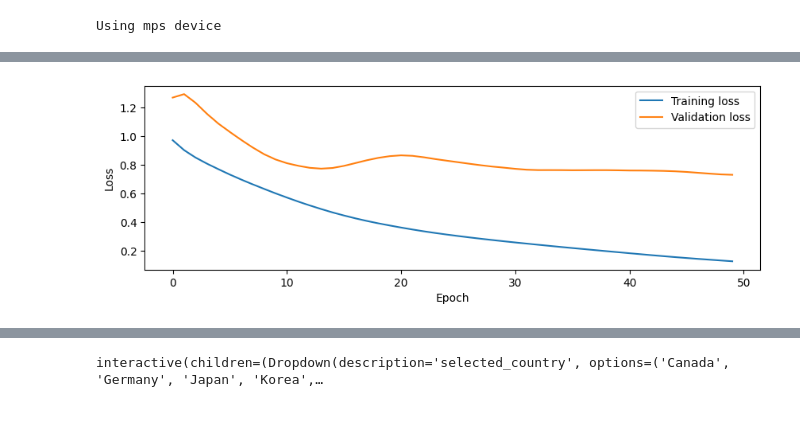
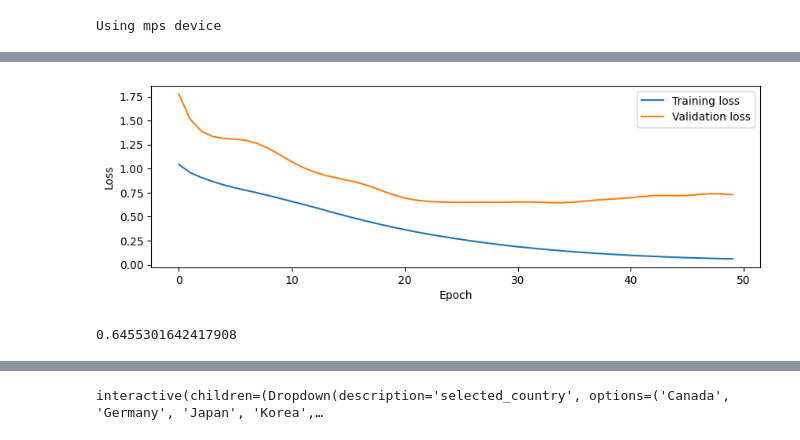
Before and after one commit to theS3b/Smoothing-Techniques-for-Predicting-High-Frequency-Time-Series, a Jupyter notebook: Simple NN Predictions with Past GT Bootstraped PCA.ipynb, the cells around one changed output, grey strips where cells are left out. Saved outputs shown, nothing was run; the diff lists cells and outputs as text; code cells hidden in the pictures.

```diff
--- a/Simple NN Predictions with Past GT Bootstraped PCA.ipynb
+++ b/Simple NN Predictions with Past GT Bootstraped PCA.ipynb
@@ -48,8 +48,12 @@ processed_gts = all_gts.copy() # Monthly Google Trends
 processed_gts['date'] = pd.to_datetime(processed_gts['date'])
 processed_gts[search_terms] = np.log(processed_gts[search_terms] + 1)
 
+# for nb_quarters in range(1, 3 * 3):
+#     diff = (processed_gts[search_terms] - processed_gts.groupby("country")[search_terms].diff(nb_quarters * 3)).add_suffix(f'_{nb_quarters}q_diff')
+#     processed_gts = pd.concat([processed_gts, diff], axis=1)
+
 for nb_years in range(1, 3):
-    diff = (processed_gts[search_terms] - processed_gts.groupby("country")[search_terms].diff(nb_years * 12)).add_prefix(f'{nb_years}y_diff_')
+    diff = (processed_gts[search_terms] - processed_gts.groupby("country")[search_terms].diff(nb_years * 12)).add_suffix(f'_{nb_years}y_diff')
     processed_gts = pd.concat([processed_gts, diff], axis=1)
 
 processed_gts.drop(columns=search_terms, inplace=True)
@@ -104,7 +108,7 @@ X_train[preprocessor.country_train == "Switzerland"][search_cols + other_cols].h
 from sklearn.decomposition import PCA
 import matplotlib.pyplot as plot
 
-pca = PCA(100)
+pca = PCA(200)
 X_train_pca = pca.fit_transform(X_train)
 X_valid_pca = pca.transform(X_valid)
 
@@ -205,13 +209,17 @@ Validation loss: 0.7284224629402161
 # %%
 plt.figure(figsize=(10, 3))
 plt.plot(training_loss, label="Training loss")
 plt.plot(validation_loss, label="Validation loss")
 plt.xlabel("Epoch")
 plt.ylabel("Loss")
 plt.legend()
 plt.show()
+
+lowest_loss = min(validation_loss)
+lowest_loss
 # %% [output]
-[figure, old version]
+[figure, new version]
+0.6455301642417908
 # %%
 # Make bootrapping
 n_bootstrap = 250
```
Also changed, not shown: parts of 5 cells of this notebook.
